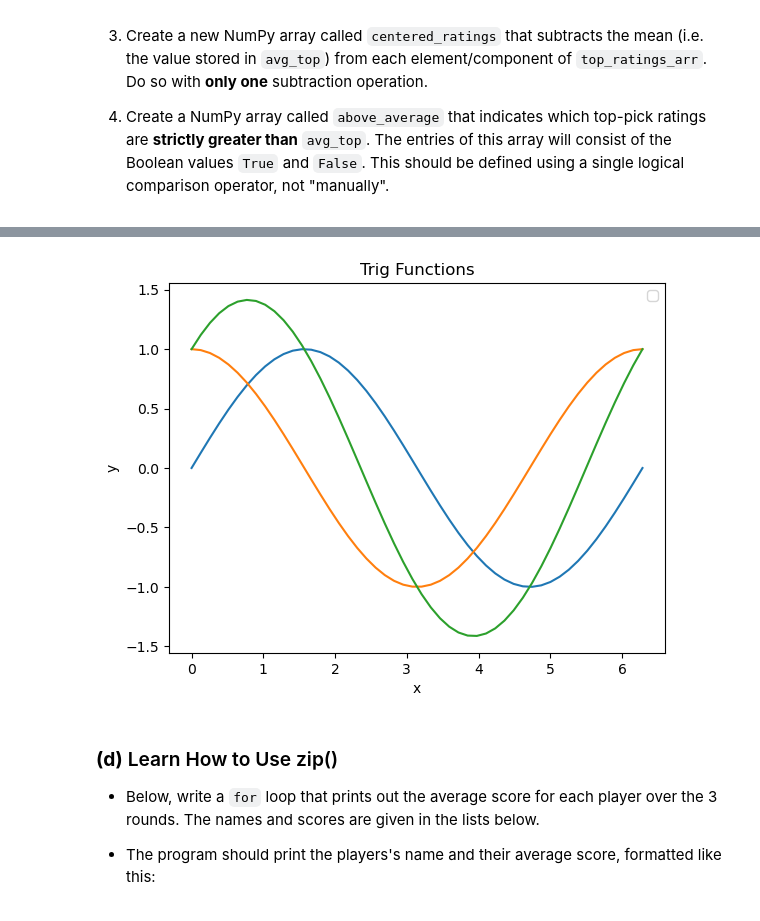
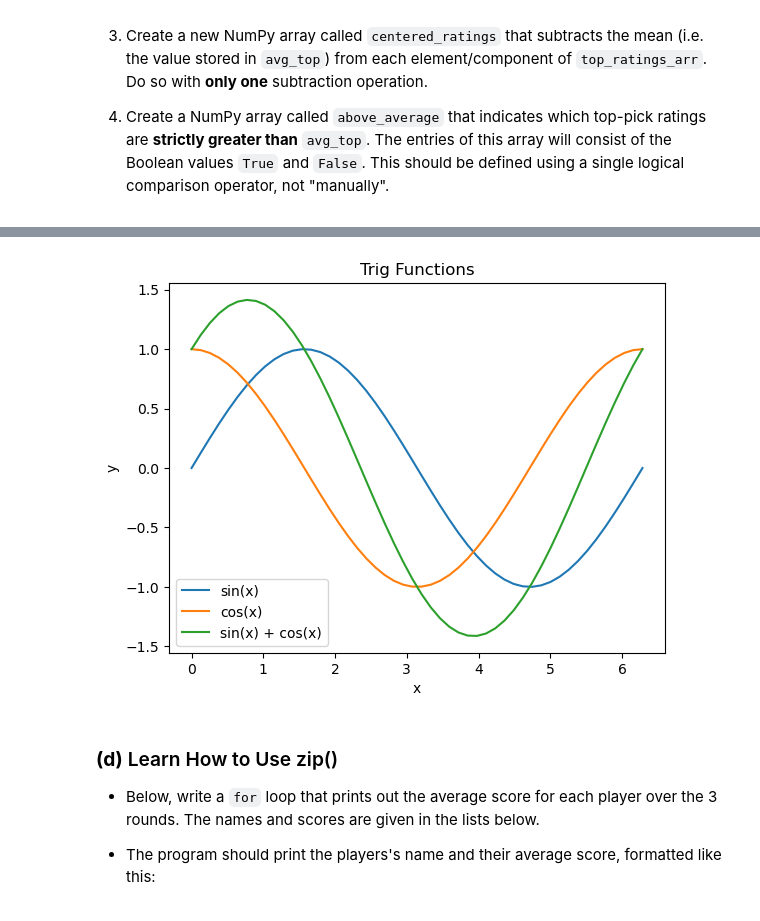
Before and after one commit to GuteraaAyana/datasci151spring2026, a Jupyter notebook: _assignments/assignment_4/Assignment4.ipynb, the cells around one changed output, grey strips where cells are left out. Saved outputs shown, nothing was run; the diff lists cells and outputs as text; code cells hidden in the pictures.

```diff
--- a/_assignments/assignment_4/Assignment4.ipynb
+++ b/_assignments/assignment_4/Assignment4.ipynb
@@ -104,19 +98,19 @@ above_average = top_ratings_arr > avg_top
 # %%
 # Write your answer here
 vec_x = np.linspace(0, 2*np.pi)
 vec_y1 = np.sin(vec_x)
 vec_y2 = np.cos(vec_x)
 vec_y3 = np.sin(vec_x) + np.cos(vec_x)
 list_vectors = [vec_y1, vec_y2, vec_y3]
 for vector in list_vectors:
     plt.plot(vec_x, vector)
 plt.xlabel("x")
 plt.ylabel("y")
+plt.legend(["sin(x)", "cos(x)", "sin(x) + cos(x)"])
 plt.title("Trig Functions")
-plt.legend()
 plt.show()
 # %% [output]
-[figure, old version]
+[figure, new version]
 # %% [markdown]
 ### **(d)** Learn How to Use zip()
 
```
Also changed, not shown: parts of 6 cells of this notebook.
